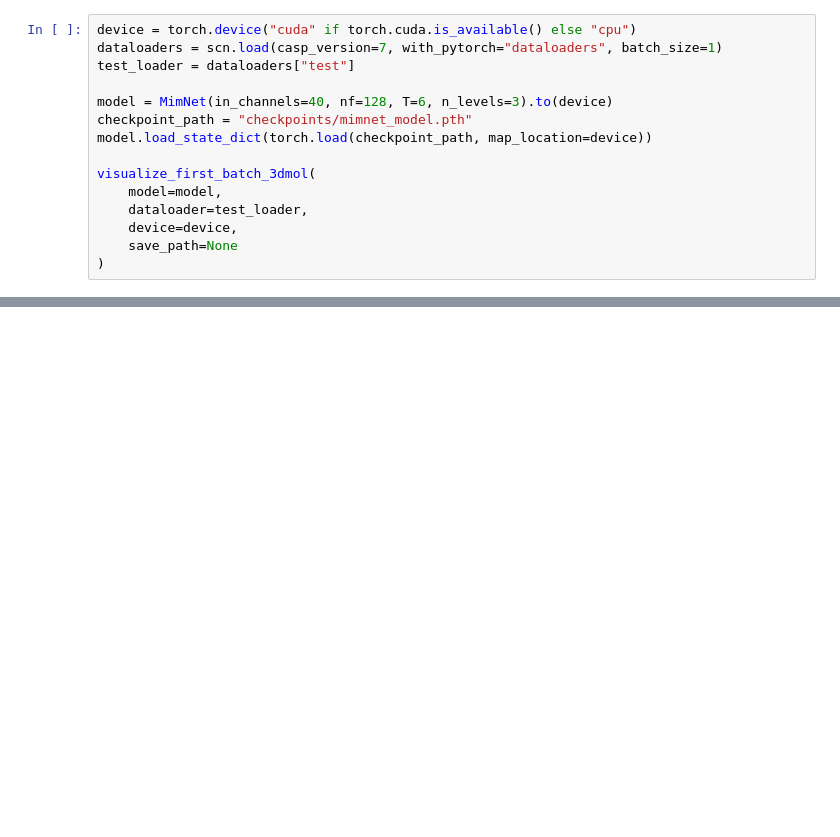
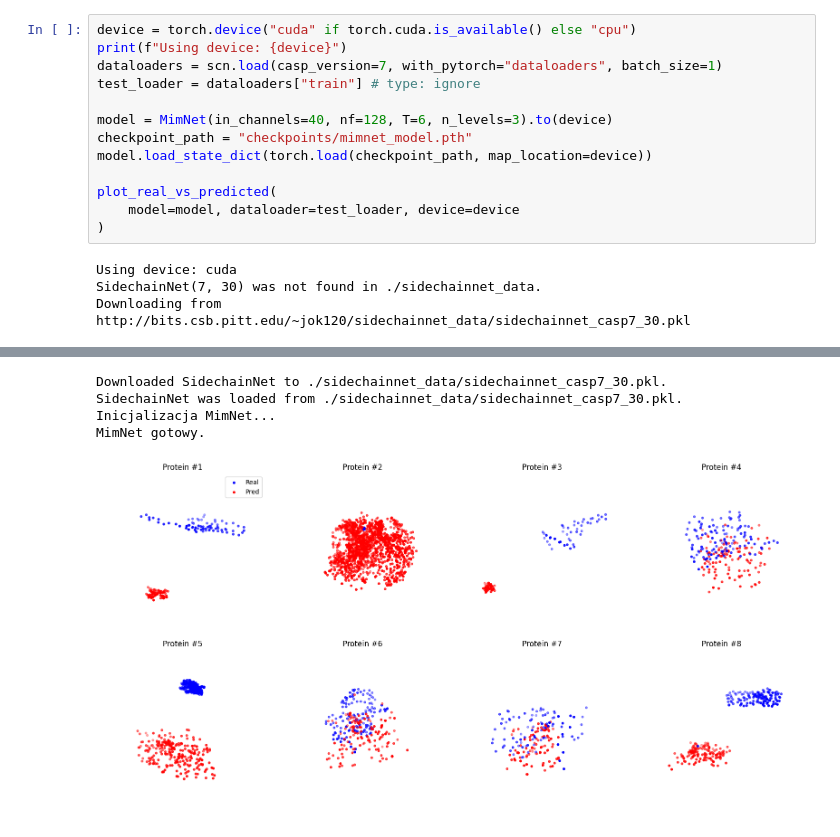
Before and after one commit to Feq149/mim_net, a Jupyter notebook: folds.ipynb, the cells around one changed output, grey strips where cells are left out. Cells and saved outputs as stored; diff of their text form; blank space fills up the shorter version.

```diff
--- a/folds.ipynb
+++ b/folds.ipynb
@@ -10,15 +8,17 @@ ModuleNotFoundError: No module named 'torch'
 # %%
 device = torch.device("cuda" if torch.cuda.is_available() else "cpu")
+print(f"Using device: {device}")
 dataloaders = scn.load(casp_version=7, with_pytorch="dataloaders", batch_size=1)
-test_loader = dataloaders["test"]
+test_loader = dataloaders["train"] # type: ignore
 
 model = MimNet(in_channels=40, nf=128, T=6, n_levels=3).to(device)
 checkpoint_path = "checkpoints/mimnet_model.pth"
 model.load_state_dict(torch.load(checkpoint_path, map_location=device))
 
-visualize_first_batch_3dmol(
-    model=model,
-    dataloader=test_loader,
-    device=device,
-    save_path=None
+plot_real_vs_predicted(
+    model=model, dataloader=test_loader, device=device
 )
+# %% [output]
+Using device: cuda
+SidechainNet(7, 30) was not found in ./sidechainnet_data.
+Downloading from http://bits.csb.pitt.edu/~jok120/sidechainnet_data/sidechainnet_casp7_30.pkl
@@ -24,0 +26,5 @@ visualize_first_batch_3dmol(
+Downloaded SidechainNet to ./sidechainnet_data/sidechainnet_casp7_30.pkl.
+SidechainNet was loaded from ./sidechainnet_data/sidechainnet_casp7_30.pkl.
+Inicjalizacja MimNet...
+MimNet gotowy.
+[figure, added]
```
Also changed, not shown: parts of 2 cells of this notebook, 22 other files.
